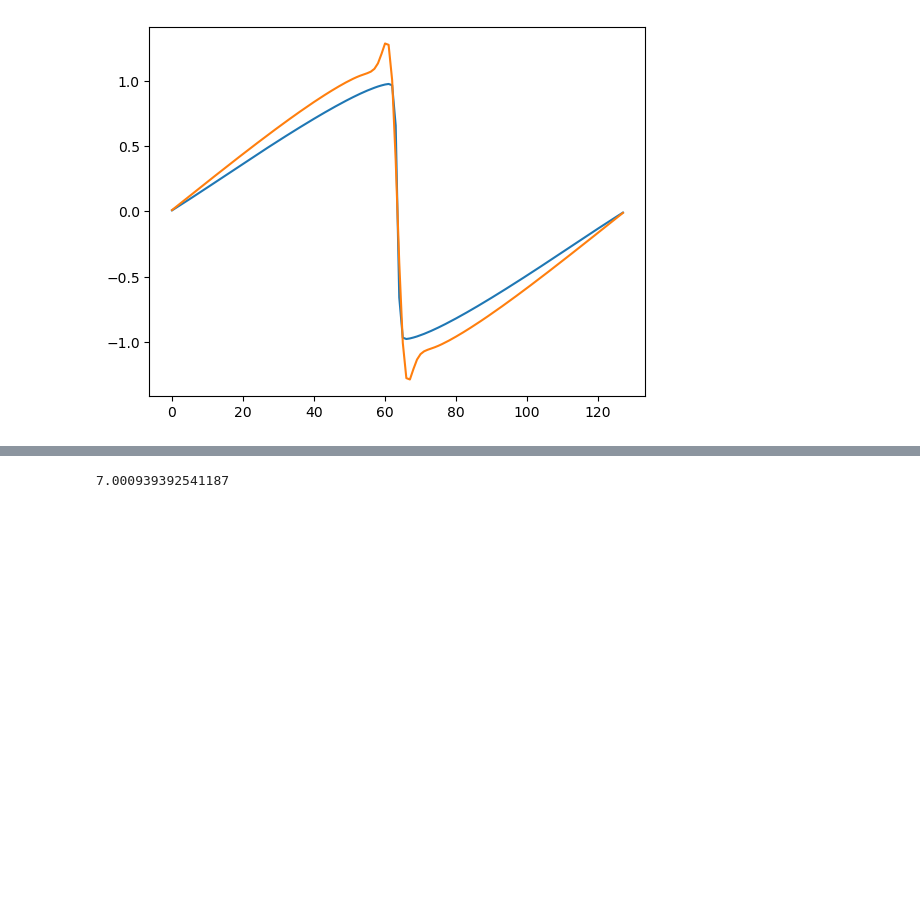
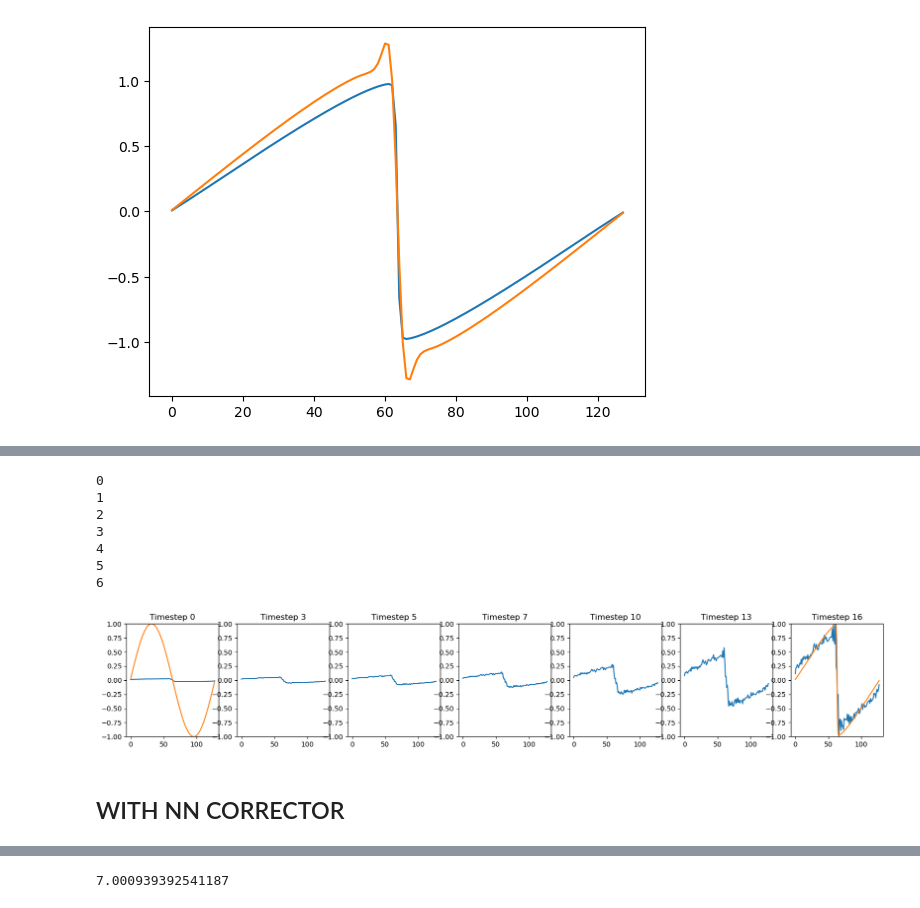
Before and after one commit to shondle/data-driven-physics, a Jupyter notebook: nn_architectures/diffphysics.ipynb, the cells around one changed output, grey strips where cells are left out. Cells and saved outputs as stored; diff of their text form; code cells hidden in the pictures; blank space fills up the shorter version.

```diff
--- a/nn_architectures/diffphysics.ipynb
+++ b/nn_architectures/diffphysics.ipynb
@@ -209,0 +260,2 @@ plt.show()
+# %%
+velocities_NN = train(use_NN = True, learning_rate=3e-3, lambda_reg=0)
@@ -209,0 +283,13 @@ plt.show()
+# %%
+plotter(velocities_NN)
+# %% [output]
+0
+1
+2
+3
+4
+5
+6
+[figure, added]
+# %% [markdown]
+## WITH NN CORRECTOR
```
Also changed, not shown: parts of 17 cells of this notebook.
